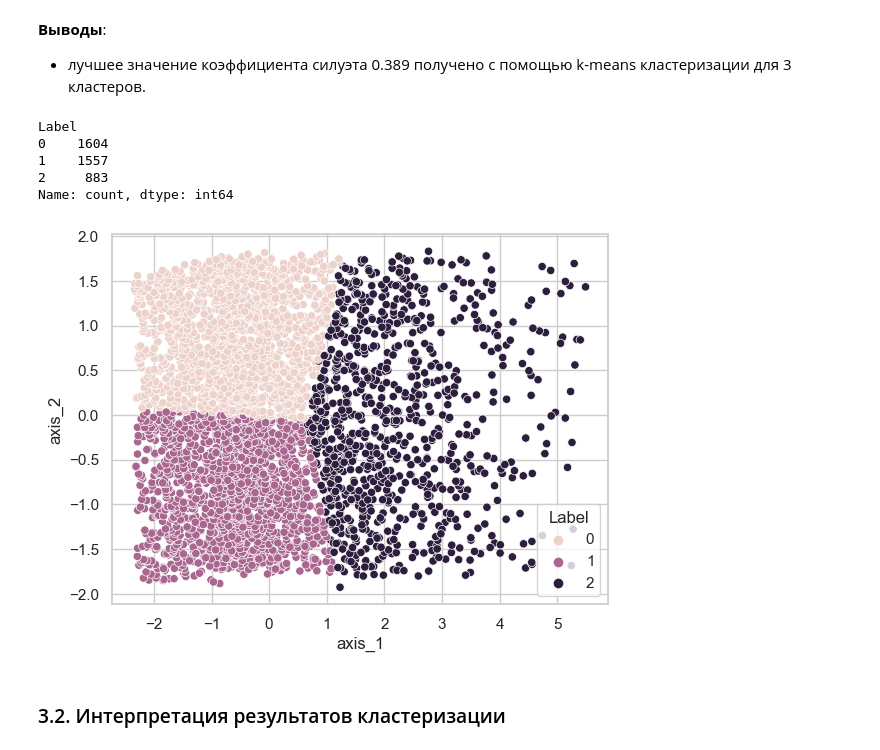
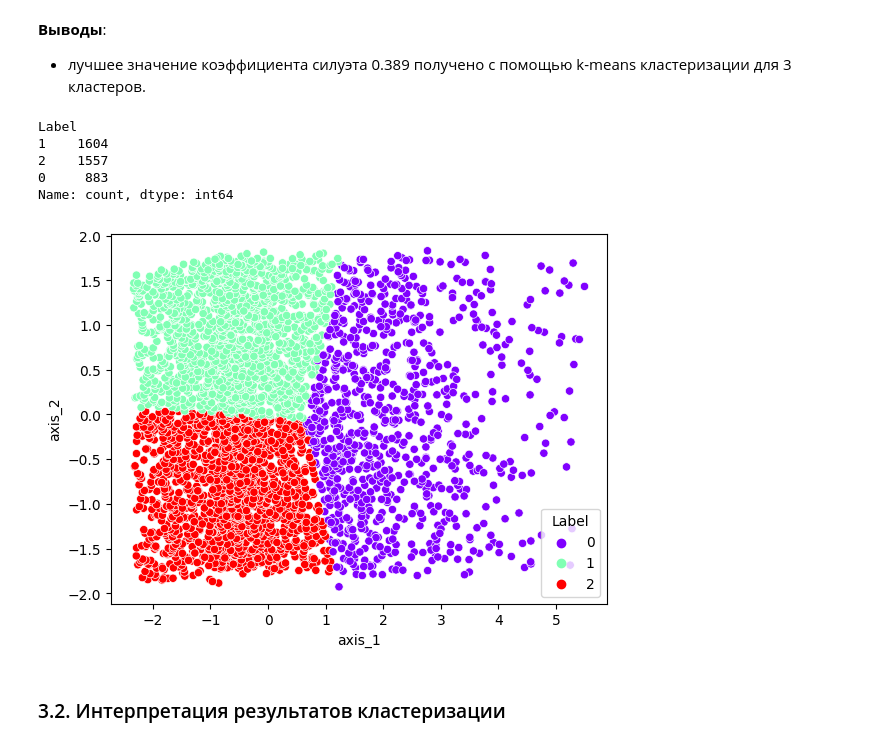
Before and after one commit to veshua/sf_data_science, a Jupyter notebook: project_6/PROJECT-6._AAM_Сегментация_клиентов_онлайн-магазина.ipynb, the cells around one changed output. Saved outputs shown, nothing was run; the diff lists cells and outputs as text; code cells hidden in the pictures.

```diff
--- a/project_6/PROJECT-6._AAM_Сегментация_клиентов_онлайн-магазина.ipynb
+++ b/project_6/PROJECT-6._AAM_Сегментация_клиентов_онлайн-магазина.ipynb
@@ -561,25 +591,27 @@ print(np.round(np.max(silhouette_list),3))
 # %%
 # Сделаем предсказание меток кластеров,
 # оценим количество клиентов, попадающих в каждый кластер
 # и визуализируем общее пространство с пониженной размерностью
 
+kmeans = KMeans(n_clusters=3, random_state=42)
+kmeans.fit(rfm_table_processed)
 rfm_df['Label'] = kmeans.labels_
 print(rfm_df['Label'].value_counts())
 #fig = plt.figure(figsize=(12, 6))
 sns.scatterplot(
     data=rfm_df,
     x='axis_1',
     y='axis_2',
     hue='Label',
-    #palette='rainbow'
+    palette='rainbow'
 );
 # %% [output]
 Label
-0    1604
-1    1557
-2     883
+1    1604
+2    1557
+0     883
 Name: count, dtype: int64
-[figure, old version]
+[figure, new version]
 # %% [markdown]
 ### 3.2. Интерпретация результатов кластеризации
 # %% [markdown]
```
Also changed, not shown: parts of 23 cells of this notebook, 6 other files.
